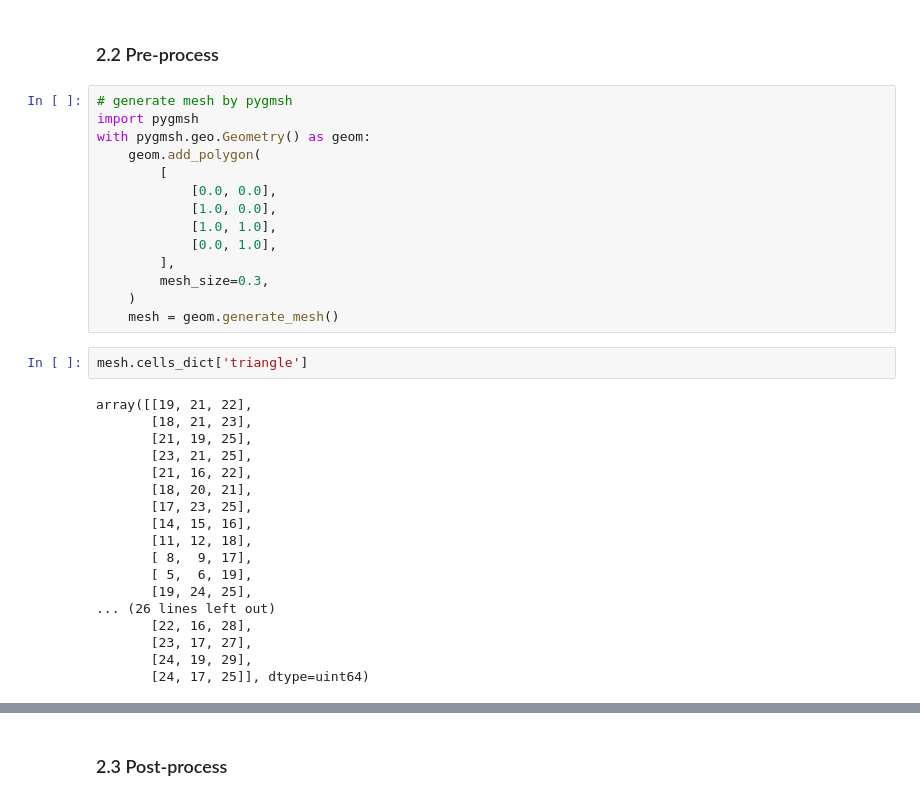
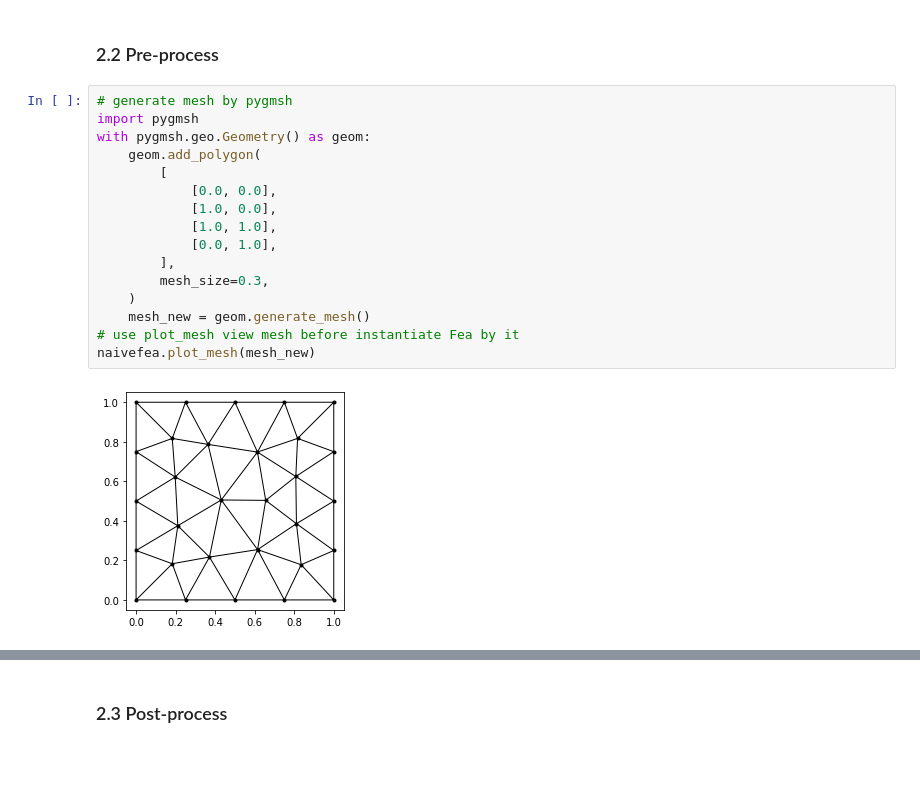
Before and after one commit to MuTong320/NaiveFea, a Jupyter notebook: example.ipynb, the cells around one changed output, grey strips where cells are left out. Saved outputs shown, nothing was run; the diff lists cells and outputs as text; blank space fills up the shorter version.

```diff
--- a/example.ipynb
+++ b/example.ipynb
@@ -78,36 +79,20 @@ Name of the choosed material is 'default steel'.
 # %%
 # generate mesh by pygmsh
 import pygmsh
 with pygmsh.geo.Geometry() as geom:
     geom.add_polygon(
         [
             [0.0, 0.0],
             [1.0, 0.0],
             [1.0, 1.0],
             [0.0, 1.0],
         ],
         mesh_size=0.3,
     )
-    mesh = geom.generate_mesh()
+    mesh_new = geom.generate_mesh()
+# use plot_mesh view mesh before instantiate Fea by it
+naivefea.plot_mesh(mesh_new)
+# %% [output]
+[figure, added]
-# %%
-mesh.cells_dict['triangle']
-# %% [output]
-array([[19, 21, 22],
-       [18, 21, 23],
-       [21, 19, 25],
-       [23, 21, 25],
-       [21, 16, 22],
-       [18, 20, 21],
-       [17, 23, 25],
-       [14, 15, 16],
-       [11, 12, 18],
-       [ 8,  9, 17],
-       [ 5,  6, 19],
-       [19, 24, 25],
-... (26 lines left out)
-       [22, 16, 28],
-       [23, 17, 27],
-       [24, 19, 29],
-       [24, 17, 25]], dtype=uint64)
 # %%
 # set boundary conditions by geometry
```
Also changed, not shown: parts of 4 cells of this notebook.
